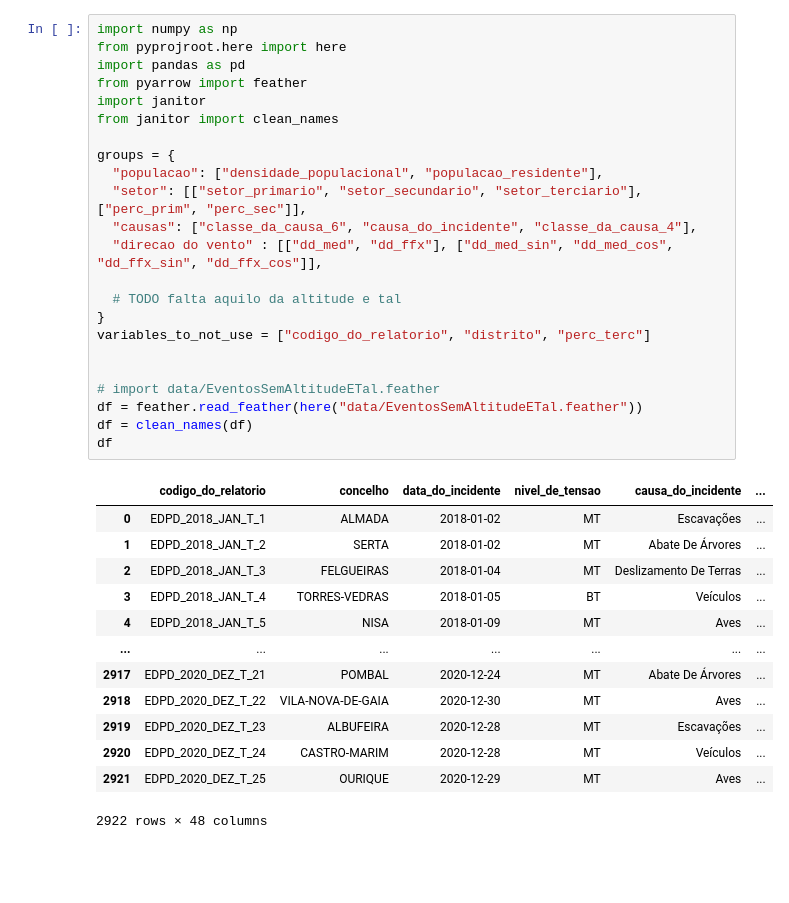
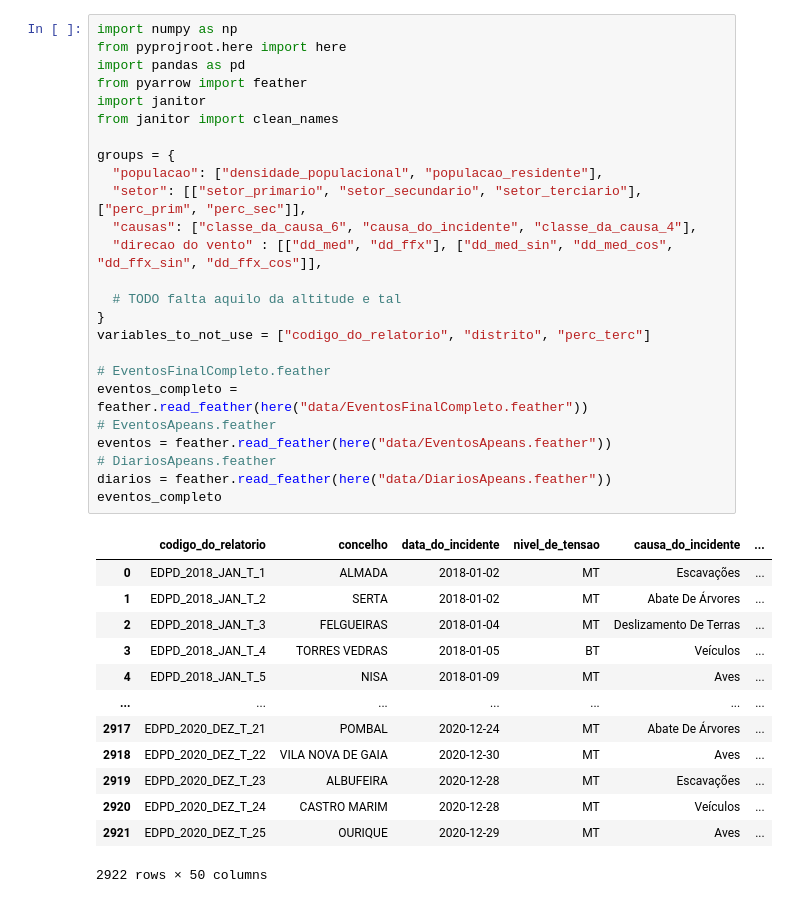
Before and after one commit to Vullkano/pfacd, a Jupyter notebook: src/modeling/modeling_cum.ipynb, the cells around one changed output. Drawn from its saved outputs; the diff is of its cells as text; blank space fills up the shorter version.

```diff
--- a/src/modeling/modeling_cum.ipynb
+++ b/src/modeling/modeling_cum.ipynb
@@ -1,37 +1,39 @@
 # %%
 import numpy as np
 from pyprojroot.here import here
 import pandas as pd
 from pyarrow import feather
 import janitor
 from janitor import clean_names
 
 groups = {
   "populacao": ["densidade_populacional", "populacao_residente"],
   "setor": [["setor_primario", "setor_secundario", "setor_terciario"], ["perc_prim", "perc_sec"]],
   "causas": ["classe_da_causa_6", "causa_do_incidente", "classe_da_causa_4"],
   "direcao do vento" : [["dd_med", "dd_ffx"], ["dd_med_sin", "dd_med_cos", "dd_ffx_sin", "dd_ffx_cos"]],
 
   # TODO falta aquilo da altitude e tal
 }
 variables_to_not_use = ["codigo_do_relatorio", "distrito", "perc_terc"]
 
-
-# import data/EventosSemAltitudeETal.feather
-df = feather.read_feather(here("data/EventosSemAltitudeETal.feather"))
-df = clean_names(df)
-df
+# EventosFinalCompleto.feather
+eventos_completo = feather.read_feather(here("data/EventosFinalCompleto.feather"))
+# EventosApeans.feather
+eventos = feather.read_feather(here("data/EventosApeans.feather"))
+# DiariosApeans.feather
+diarios = feather.read_feather(here("data/DiariosApeans.feather"))
+eventos_completo
 # %% [output]
 |  | codigo_do_relatorio | concelho | data_do_incidente | nivel_de_tensao | causa_do_incidente | ... |
 | 0 | EDPD_2018_JAN_T_1 | ALMADA | 2018-01-02 | MT | Escavações | ... |
 | 1 | EDPD_2018_JAN_T_2 | SERTA | 2018-01-02 | MT | Abate De Árvores | ... |
 | 2 | EDPD_2018_JAN_T_3 | FELGUEIRAS | 2018-01-04 | MT | Deslizamento De Terras | ... |
-| 3 | EDPD_2018_JAN_T_4 | TORRES-VEDRAS | 2018-01-05 | BT | Veículos | ... |
+| 3 | EDPD_2018_JAN_T_4 | TORRES VEDRAS | 2018-01-05 | BT | Veículos | ... |
 | 4 | EDPD_2018_JAN_T_5 | NISA | 2018-01-09 | MT | Aves | ... |
 | ... | ... | ... | ... | ... | ... | ... |
 | 2917 | EDPD_2020_DEZ_T_21 | POMBAL | 2020-12-24 | MT | Abate De Árvores | ... |
-| 2918 | EDPD_2020_DEZ_T_22 | VILA-NOVA-DE-GAIA | 2020-12-30 | MT | Aves | ... |
+| 2918 | EDPD_2020_DEZ_T_22 | VILA NOVA DE GAIA | 2020-12-30 | MT | Aves | ... |
 | 2919 | EDPD_2020_DEZ_T_23 | ALBUFEIRA | 2020-12-28 | MT | Escavações | ... |
-| 2920 | EDPD_2020_DEZ_T_24 | CASTRO-MARIM | 2020-12-28 | MT | Veículos | ... |
+| 2920 | EDPD_2020_DEZ_T_24 | CASTRO MARIM | 2020-12-28 | MT | Veículos | ... |
 | 2921 | EDPD_2020_DEZ_T_25 | OURIQUE | 2020-12-29 | MT | Aves | ... |
-2922 rows × 48 columns
+2922 rows × 50 columns
```
Also changed, not shown: parts of 22 cells of this notebook, 1 other file.
